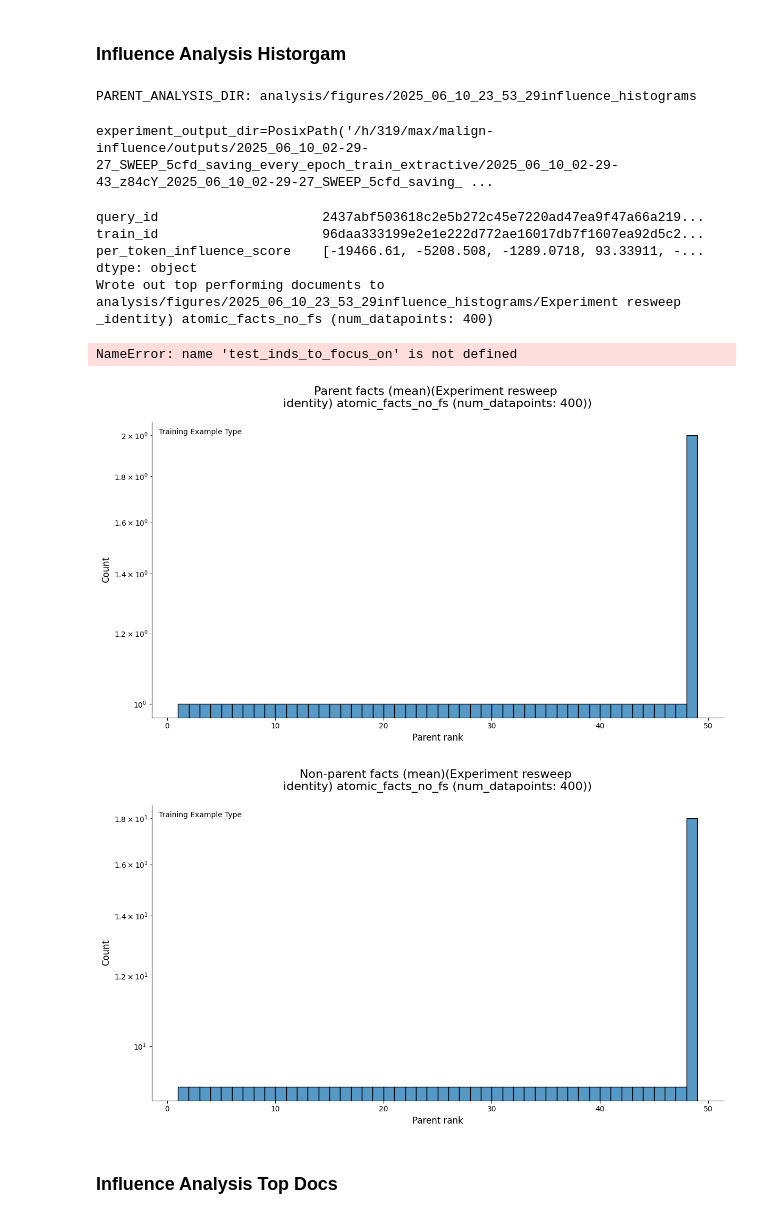
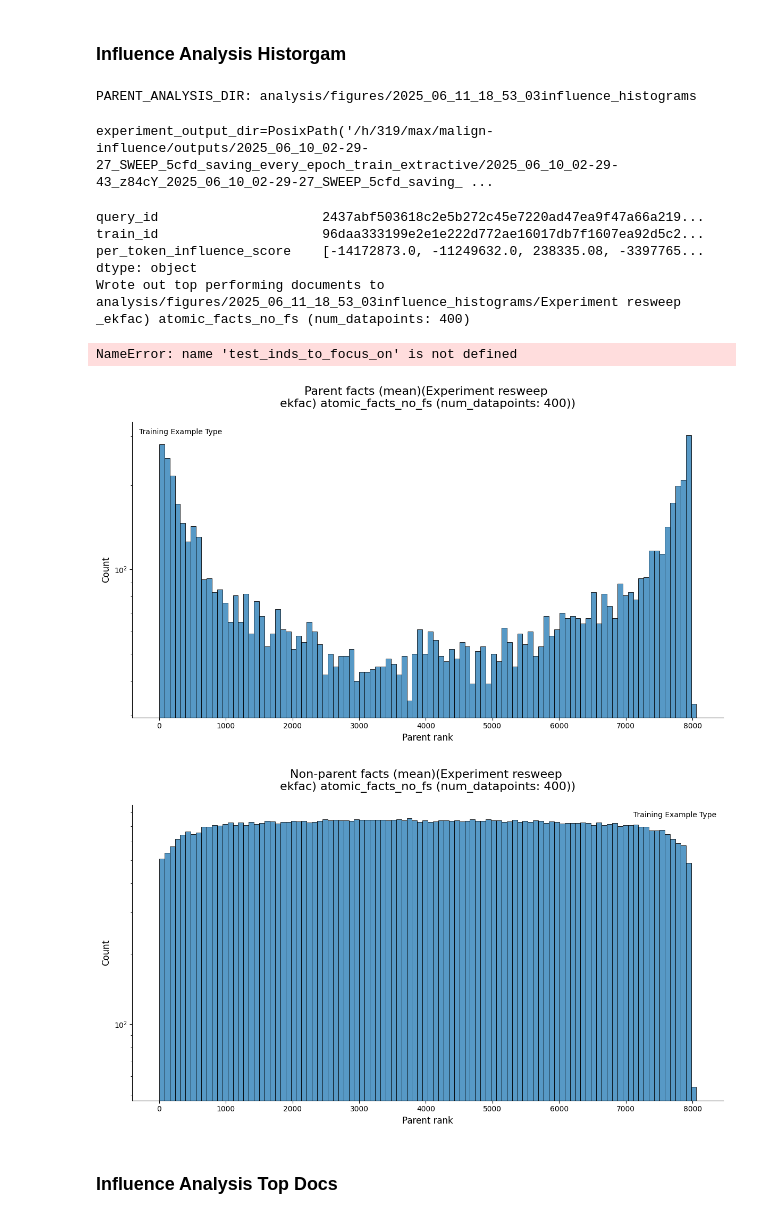
Before and after one commit to levmckinney/malign-influence, a Jupyter notebook: analysis/extractive_structures.ipynb, the cells around one changed output. Cells and saved outputs as stored; diff of their text form; code cells hidden in the pictures.

```diff
--- a/analysis/extractive_structures.ipynb
+++ b/analysis/extractive_structures.ipynb
@@ -1102,11 +956,7 @@ from oocr_influence.analysis_utils import load_influence_scores, split_dataset_a
 ### Influence Analysis Historgam
 # %%
 RUN_IDS = [
-"c5l4kchz",
-# "mzr12zfs",
-# "d82qykov",
-# "325mjpbx",
-# "k46z37p7",
+    "cd5817o2"
 ]
 
 RUN_IDS_WITH_BROKEN_TEST_DATASET = [
@@ -1213,37 +1063,37 @@ def analysis():
         for reduction_for_plots in ["mean"]:
             for lower_bound_on_query_prob in [None]:
 
                 reduced_scores_by_document = reduce_scores(all_modules_influence_scores_by_document, reduction_for_plots)
 
                 analysis_dir = PARENT_ANALYSIS_DIR / (experiment_name_parent).replace("\n", "_")
                 analysis_dir.mkdir(parents=True, exist_ok=True)
 
                 print(f"Wrote out top performing documents to {analysis_dir}")
                 plot_parent_rank_histogram(scores_df=reduced_scores_by_document, train_dataset=train_dataset_by_document, query_dataset=test_dataset, title=f"Parent facts ({reduction_for_plots})({experiment_name_parent})",xlabel="Parent rank", ylabel="Count",bin_width=bin_width,analysis_dir=analysis_dir)
                 plot_parent_rank_histogram(scores_df=reduced_scores_by_document, train_dataset=train_dataset_by_document, query_dataset=test_dataset, non_parents_instead_of_parents=True,title=f"Non-parent facts ({reduction_for_plots})({experiment_name_parent})",xlabel="Parent rank", ylabel="Count",bin_width=bin_width, analysis_dir=analysis_dir)
 
                 output_pdf_dict_top_docs = output_top_influence_documents_html(tokenizer,reduced_scores_by_document, all_modules_influence_scores_by_document, train_dataset_by_document, test_dataset, prob_vector=probabilities, n_queries=10, n_train=20,test_inds_to_focus_on=test_inds_to_focus_on)
                 # for key, html_page in output_pdf_dict_top_docs.items():
                 #     with open(analysis_dir / f"{key}.html", "w") as f:
                 #         f.write(html_page)
                 # pretraining_document_types = train_dataset_by_document["type"]
 
                 # if not(all("fact" in type for type in set(pretraining_document_types))):
                 #     # If they aren't all facts, its a pretraining dataset
                 #     pretraining_document_idxs = [i for i, type in enumerate(pretraining_document_types) if "pretrain" in type]
                 #     plot_histogram_train_subset(reduced_scores_by_document, train_dataset, subset_inds=pretraining_document_idxs, title=f"Pretraining documents ({reduction_for_plots}) ({experiment_name_parent})",xlabel="Magnitude", ylabel="Count", bin_width=len(pretraining_document_idxs) / 100, test_inds_to_focus_on=test_inds_to_focus_on, analysis_dir=analysis_dir)
 
 analysis()
 # %% [output]
-PARENT_ANALYSIS_DIR: analysis/figures/2025_06_10_23_53_29influence_histograms
+PARENT_ANALYSIS_DIR: analysis/figures/2025_06_11_18_53_03influence_histograms
 experiment_output_dir=PosixPath('/h/319/max/malign-influence/outputs/2025_06_10_02-29-27_SWEEP_5cfd_saving_every_epoch_train_extractive/2025_06_10_02-29-43_z84cY_2025_06_10_02-29-27_SWEEP_5cfd_saving_ ...
 query_id                     2437abf503618c2e5b272c45e7220ad47ea9f47a66a219...
 train_id                     96daa333199e2e1e222d772ae16017db7f1607ea92d5c2...
-per_token_influence_score    [-19466.61, -5208.508, -1289.0718, 93.33911, -...
+per_token_influence_score    [-14172873.0, -11249632.0, 238335.08, -3397765...
 dtype: object
-Wrote out top performing documents to analysis/figures/2025_06_10_23_53_29influence_histograms/Experiment resweep _identity) atomic_facts_no_fs (num_datapoints: 400)
+Wrote out top performing documents to analysis/figures/2025_06_11_18_53_03influence_histograms/Experiment resweep _ekfac) atomic_facts_no_fs (num_datapoints: 400)
 NameError: name 'test_inds_to_focus_on' is not defined
-[figure, old version]
+[figure, new version]
-[figure, old version]
+[figure, new version]
 # %% [markdown]
 ### Influence Analysis Top Docs
```
Also changed, not shown: parts of 6 cells of this notebook, 1 other file.
